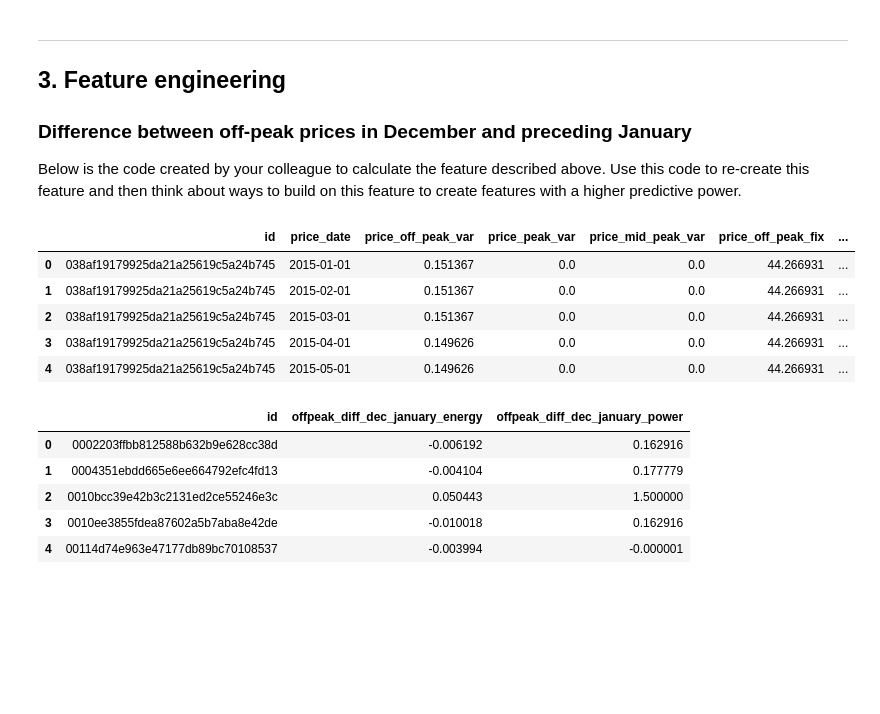
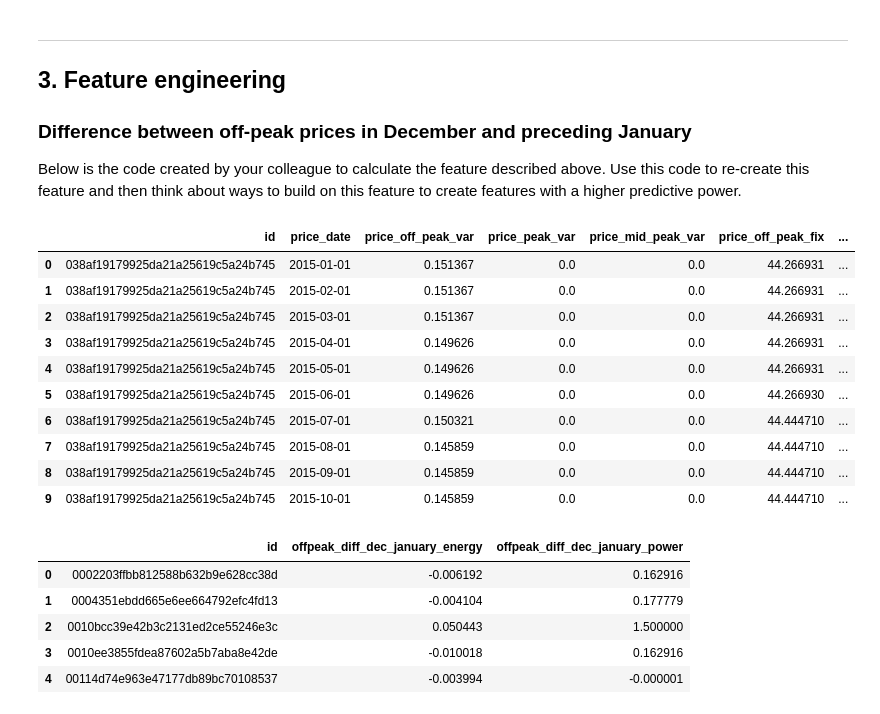
Before and after one commit to cjordan239/BCG_Data_science, a Jupyter notebook: main_task2.ipynb, the cells around one changed output. Drawn from its saved outputs; the diff is of its cells as text; code cells hidden in the pictures; blank space fills up the shorter version.

```diff
--- a/main_task2.ipynb
+++ b/main_task2.ipynb
@@ -40,14 +48,19 @@ Below is the code created by your colleague to calculate the feature described a
 # %%
 price_df = pd.read_csv('price_data.csv')
 price_df["price_date"] = pd.to_datetime(price_df["price_date"], format='%Y-%m-%d')
-price_df.head()
+price_df.head(10)
 # %% [output]
 |  | id | price_date | price_off_peak_var | price_peak_var | price_mid_peak_var | price_off_peak_fix | ... |
 | 0 | 038af19179925da21a25619c5a24b745 | 2015-01-01 | 0.151367 | 0.0 | 0.0 | 44.266931 | ... |
 | 1 | 038af19179925da21a25619c5a24b745 | 2015-02-01 | 0.151367 | 0.0 | 0.0 | 44.266931 | ... |
 | 2 | 038af19179925da21a25619c5a24b745 | 2015-03-01 | 0.151367 | 0.0 | 0.0 | 44.266931 | ... |
 | 3 | 038af19179925da21a25619c5a24b745 | 2015-04-01 | 0.149626 | 0.0 | 0.0 | 44.266931 | ... |
 | 4 | 038af19179925da21a25619c5a24b745 | 2015-05-01 | 0.149626 | 0.0 | 0.0 | 44.266931 | ... |
+| 5 | 038af19179925da21a25619c5a24b745 | 2015-06-01 | 0.149626 | 0.0 | 0.0 | 44.266930 | ... |
+| 6 | 038af19179925da21a25619c5a24b745 | 2015-07-01 | 0.150321 | 0.0 | 0.0 | 44.444710 | ... |
+| 7 | 038af19179925da21a25619c5a24b745 | 2015-08-01 | 0.145859 | 0.0 | 0.0 | 44.444710 | ... |
+| 8 | 038af19179925da21a25619c5a24b745 | 2015-09-01 | 0.145859 | 0.0 | 0.0 | 44.444710 | ... |
+| 9 | 038af19179925da21a25619c5a24b745 | 2015-10-01 | 0.145859 | 0.0 | 0.0 | 44.444710 | ... |
 # %%
 # Group off-peak prices by companies and month
 monthly_price_by_id = price_df.groupby(['id', 'price_date']).agg({'price_off_peak_var': 'mean', 'price_off_peak_fix': 'mean'}).reset_index()
```
Also changed, not shown: parts of 11 cells of this notebook, 1 other file.
